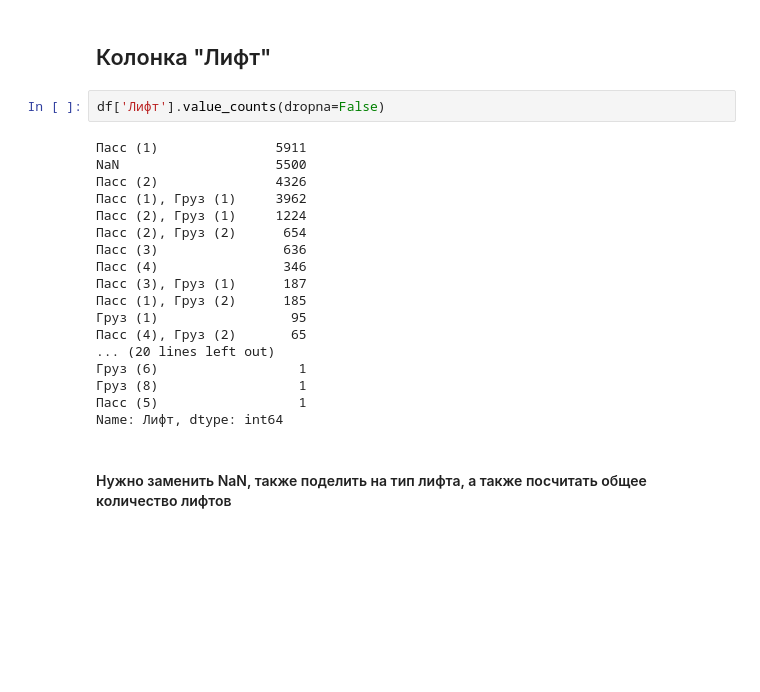
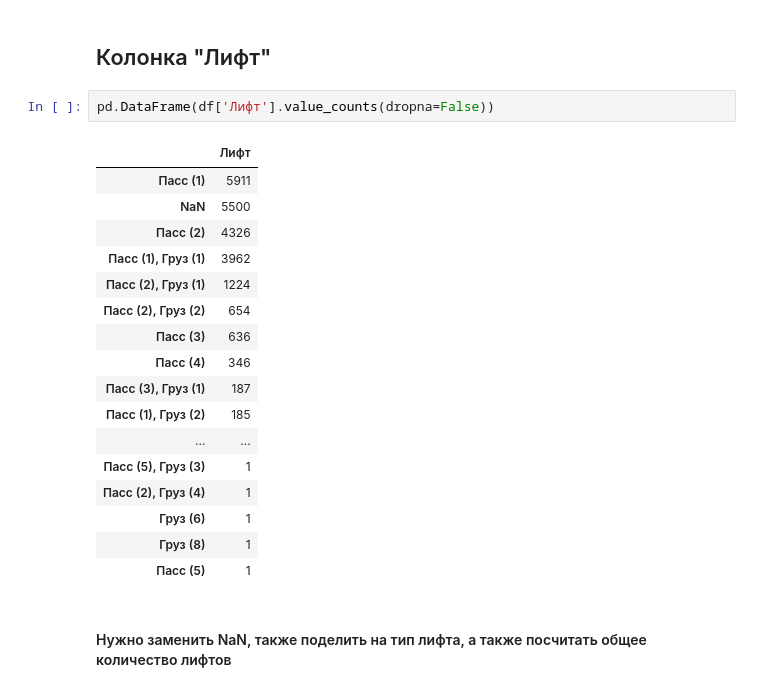
Before and after one commit to sunny-annie/Streamlit_rent_real_estate, a Jupyter notebook: EDA.ipynb, the cells around one changed output. Drawn from its saved outputs; the diff is of its cells as text; blank space fills up the shorter version.

```diff
--- a/EDA.ipynb
+++ b/EDA.ipynb
@@ -289,25 +251,25 @@ sns.countplot(y=df['Можно с детьми/животными']);
 # %% [markdown]
 ## Колонка "Лифт"
 # %%
-df['Лифт'].value_counts(dropna=False)
+pd.DataFrame(df['Лифт'].value_counts(dropna=False))
 # %% [output]
-Пасс (1)               5911
-NaN                    5500
-Пасс (2)               4326
-Пасс (1), Груз (1)     3962
-Пасс (2), Груз (1)     1224
-Пасс (2), Груз (2)      654
-Пасс (3)                636
-Пасс (4)                346
-Пасс (3), Груз (1)      187
-Пасс (1), Груз (2)      185
-Груз (1)                 95
-Пасс (4), Груз (2)       65
-... (20 lines left out)
-Груз (6)                  1
-Груз (8)                  1
-Пасс (5)                  1
-Name: Лифт, dtype: int64
+|  | Лифт |
+| Пасс (1) | 5911 |
+| NaN | 5500 |
+| Пасс (2) | 4326 |
+| Пасс (1), Груз (1) | 3962 |
+| Пасс (2), Груз (1) | 1224 |
+| Пасс (2), Груз (2) | 654 |
+| Пасс (3) | 636 |
+| Пасс (4) | 346 |
+| Пасс (3), Груз (1) | 187 |
+| Пасс (1), Груз (2) | 185 |
+| ... | ... |
+| Пасс (5), Груз (3) | 1 |
+| Пасс (2), Груз (4) | 1 |
+| Груз (6) | 1 |
+| Груз (8) | 1 |
+| Пасс (5) | 1 |
 # %% [markdown]
 #### Нужно заменить NaN, также поделить на тип лифта, а также посчитать общее количество лифтов
 # %% [markdown]
```
Also changed, not shown: parts of 24 cells of this notebook.
